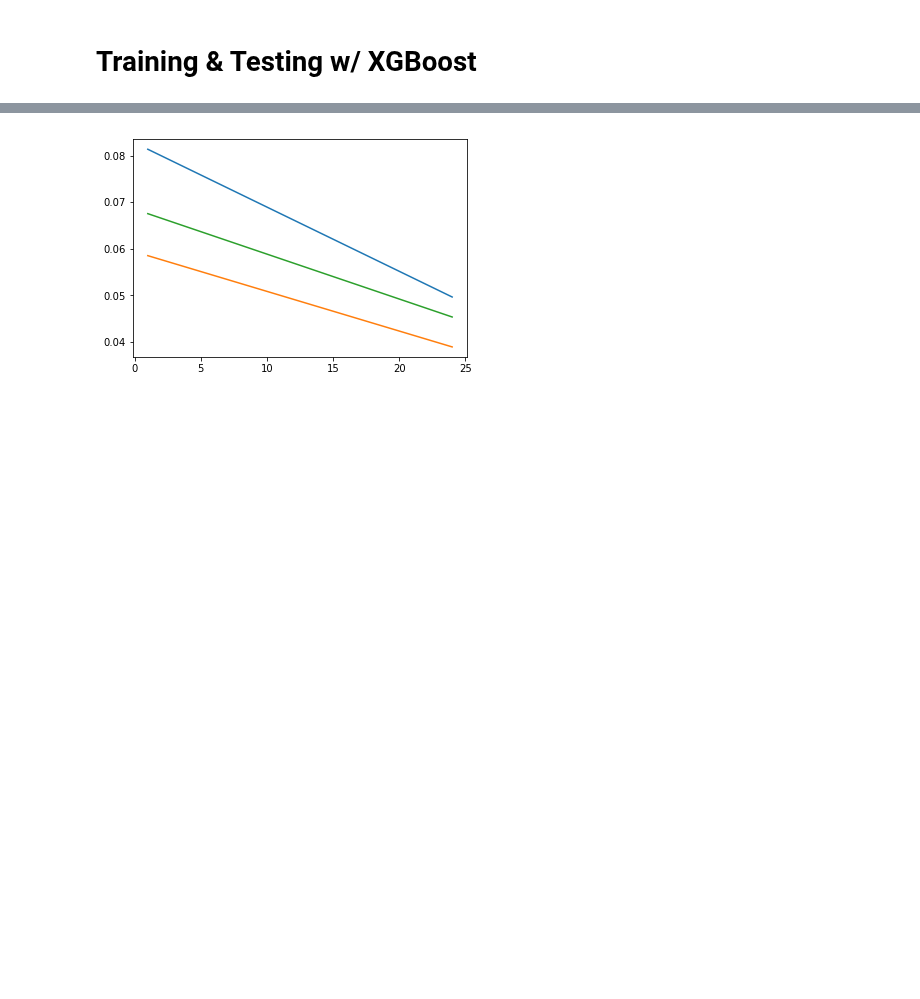
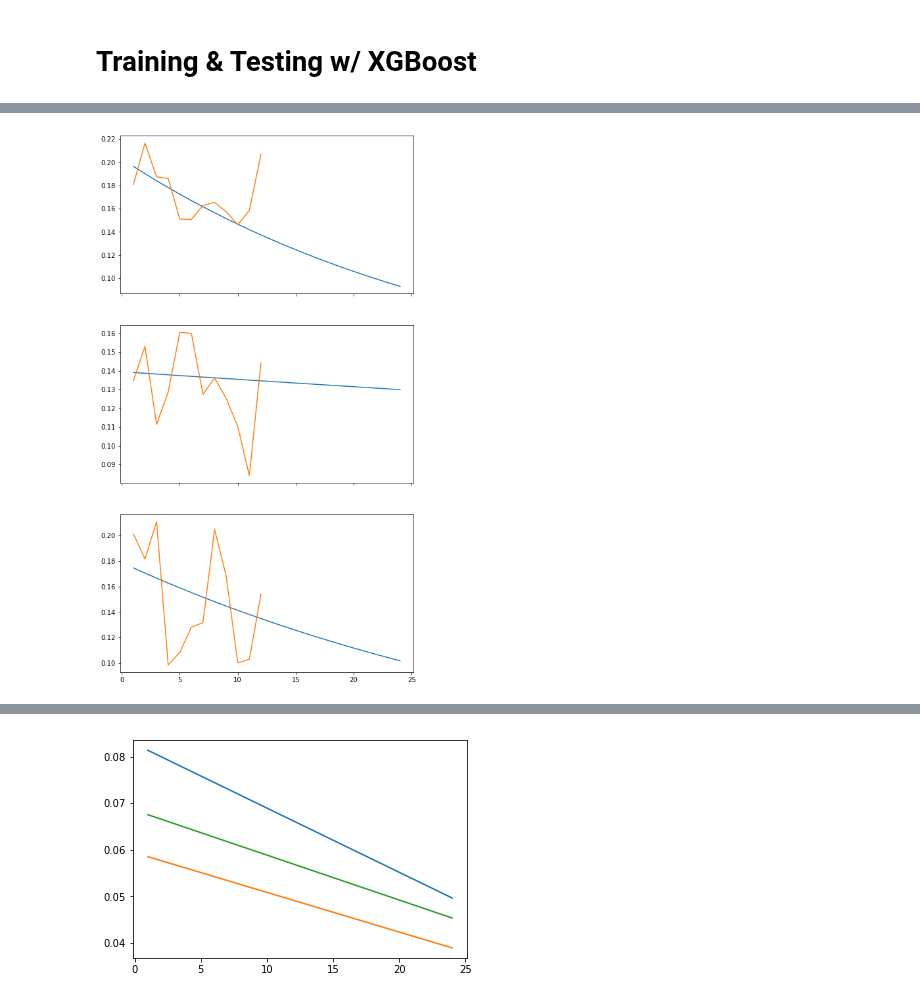
Before and after one commit to ibratface/dl_projects, a Jupyter notebook: zillow.ipynb, the cells around one changed output, grey strips where cells are left out. Drawn from its saved outputs; the diff is of its cells as text; code cells hidden in the pictures; blank space fills up the shorter version.

```diff
--- a/zillow.ipynb
+++ b/zillow.ipynb
@@ -332,0 +475,14 @@ plt.plot(dl.logerror_month['transaction_month'], dl.logerror_month['logerror_mon
+# %%
+def plot_stat(trend, actual, stat, ax):
+    ax.plot(trend['transaction_month'], trend[stat])
+    ax.plot(actual['transaction_month'], actual[stat])
+
+actual = zillow_data.preprocessed.error_fips_month
+trend = zillow_data.preprocessed.error_trend()
+ff, axes = plt.subplots(len(actual['fips'].unique()), sharex=True, figsize=(8,15))
+for f, ax in zip(actual['fips'].unique(), axes):
+    actual_fips = actual[actual['fips'] == f]
+    trend_fips = trend[trend['fips'] == f]
+    plot_stat(trend_fips, actual_fips, 'logerror_fips_month_std', ax)
+# %% [output]
+[figure, added]
```
Also changed, not shown: parts of 56 cells of this notebook, 2 other files.
